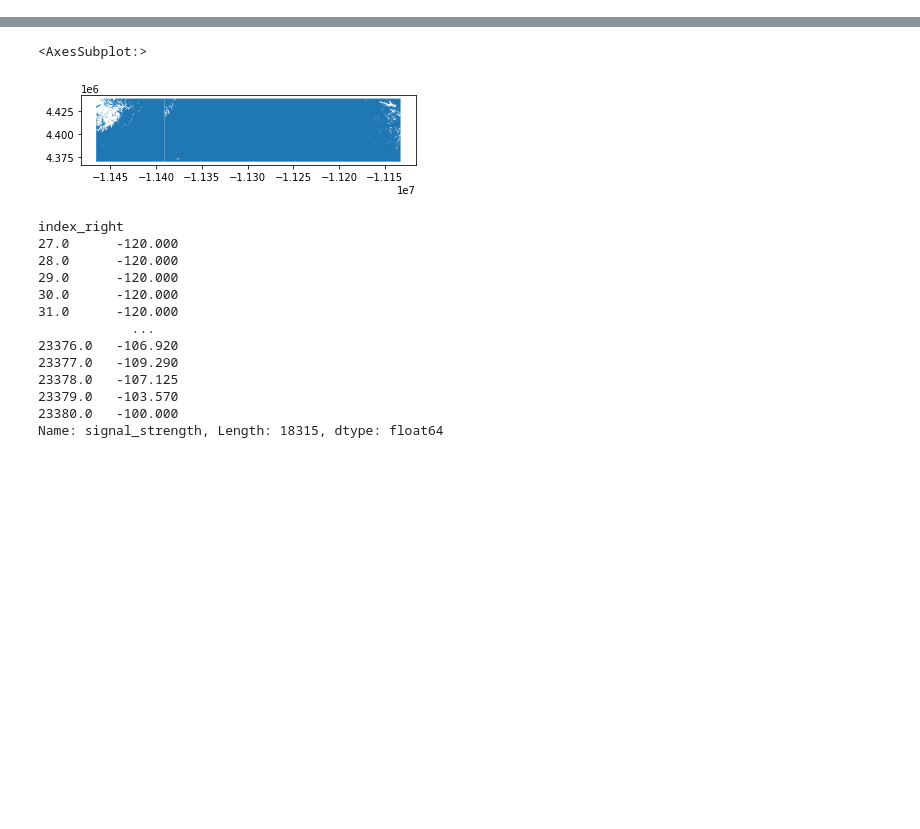
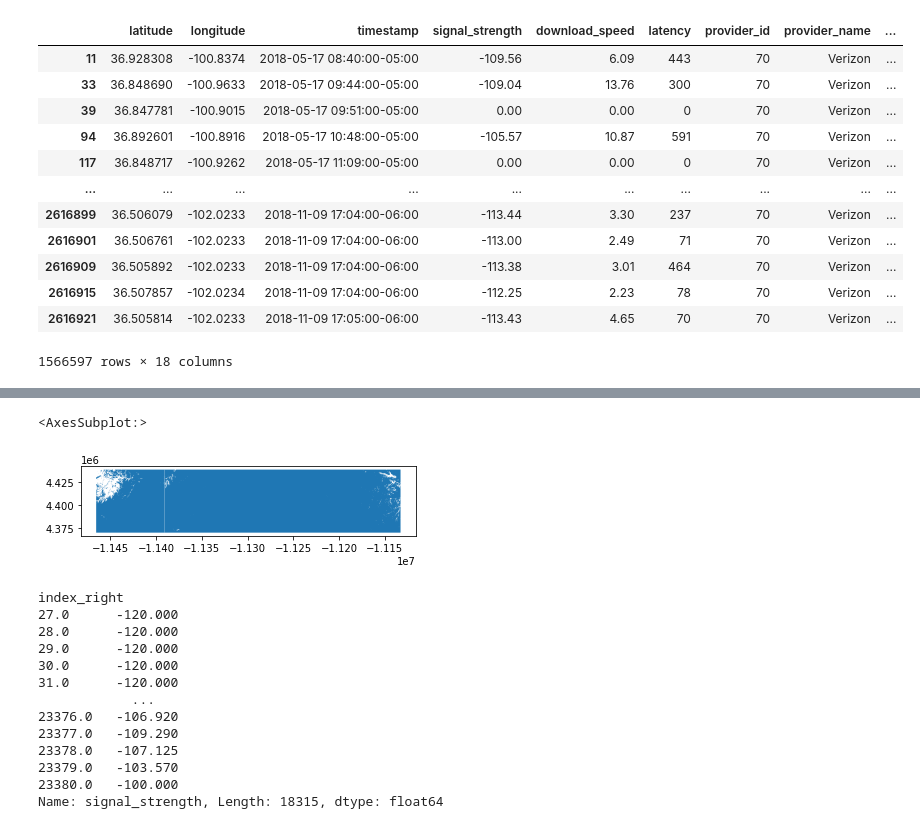
Before and after one commit to CANIS-NAU/Measuring-Mobile-Broadband, a Jupyter notebook: analysis-scripts/ok_eoc.ipynb, the cells around one changed output, grey strips where cells are left out. Saved outputs shown, nothing was run; the diff lists cells and outputs as text; code cells hidden in the pictures; blank space fills up the shorter version.

```diff
--- a/analysis-scripts/ok_eoc.ipynb
+++ b/analysis-scripts/ok_eoc.ipynb
@@ -16,3 +16,19 @@ grid = original_grid
 chg_path = "data/challenger_speed_tests/chg_40_entity_64077_challenger_speed_tests_valid_certified.csv"
 chg_data = pd.read_csv(chg_path, parse_dates=['timestamp'])
 chg = gd.GeoDataFrame(chg_data, geometry=gd.points_from_xy(chg_data.longitude, chg_data.latitude)).set_crs("EPSG:4326").to_crs(grid.crs)
+# %%
+chg[chg['provider_name'] == 'Verizon']
+# %% [output]
+|  | latitude | longitude | timestamp | signal_strength | download_speed | latency | provider_id | provider_name | ... |
+| 11 | 36.928308 | -100.8374 | 2018-05-17 08:40:00-05:00 | -109.56 | 6.09 | 443 | 70 | Verizon | ... |
+| 33 | 36.848690 | -100.9633 | 2018-05-17 09:44:00-05:00 | -109.04 | 13.76 | 300 | 70 | Verizon | ... |
+| 39 | 36.847781 | -100.9015 | 2018-05-17 09:51:00-05:00 | 0.00 | 0.00 | 0 | 70 | Verizon | ... |
+| 94 | 36.892601 | -100.8916 | 2018-05-17 10:48:00-05:00 | -105.57 | 10.87 | 591 | 70 | Verizon | ... |
+| 117 | 36.848717 | -100.9262 | 2018-05-17 11:09:00-05:00 | 0.00 | 0.00 | 0 | 70 | Verizon | ... |
+| ... | ... | ... | ... | ... | ... | ... | ... | ... | ... |
+| 2616899 | 36.506079 | -102.0233 | 2018-11-09 17:04:00-06:00 | -113.44 | 3.30 | 237 | 70 | Verizon | ... |
+| 2616901 | 36.506761 | -102.0233 | 2018-11-09 17:04:00-06:00 | -113.00 | 2.49 | 71 | 70 | Verizon | ... |
+| 2616909 | 36.505892 | -102.0233 | 2018-11-09 17:04:00-06:00 | -113.38 | 3.01 | 464 | 70 | Verizon | ... |
+| 2616915 | 36.507857 | -102.0234 | 2018-11-09 17:04:00-06:00 | -112.25 | 2.23 | 78 | 70 | Verizon | ... |
+| 2616921 | 36.505814 | -102.0233 | 2018-11-09 17:05:00-06:00 | -113.43 | 4.65 | 70 | 70 | Verizon | ... |
+1566597 rows × 18 columns
```
Also changed, not shown: parts of 6 cells of this notebook, 4 other files.
